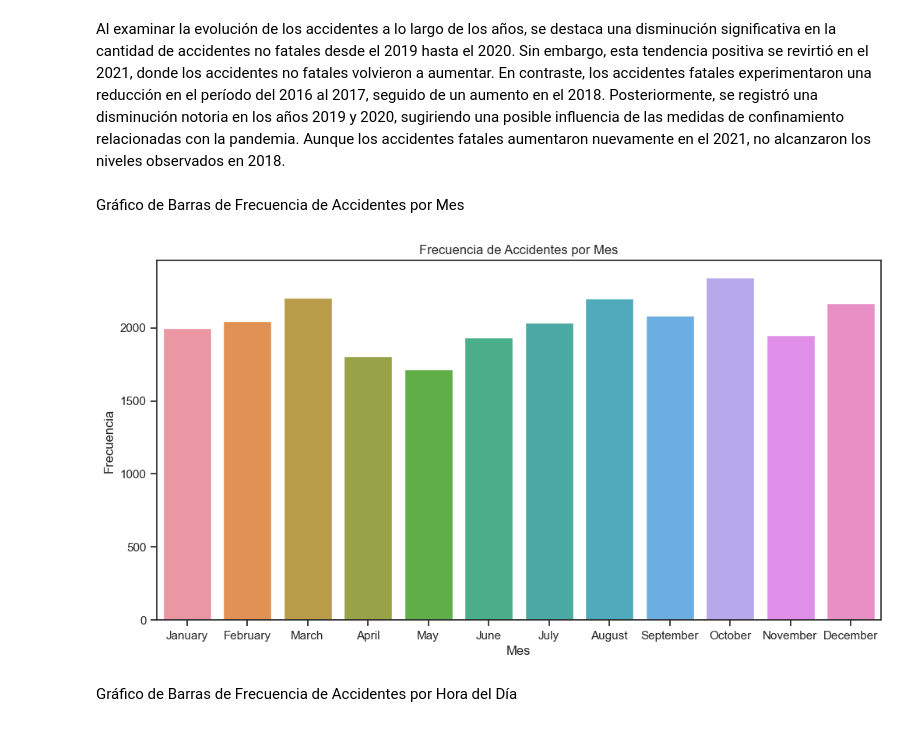
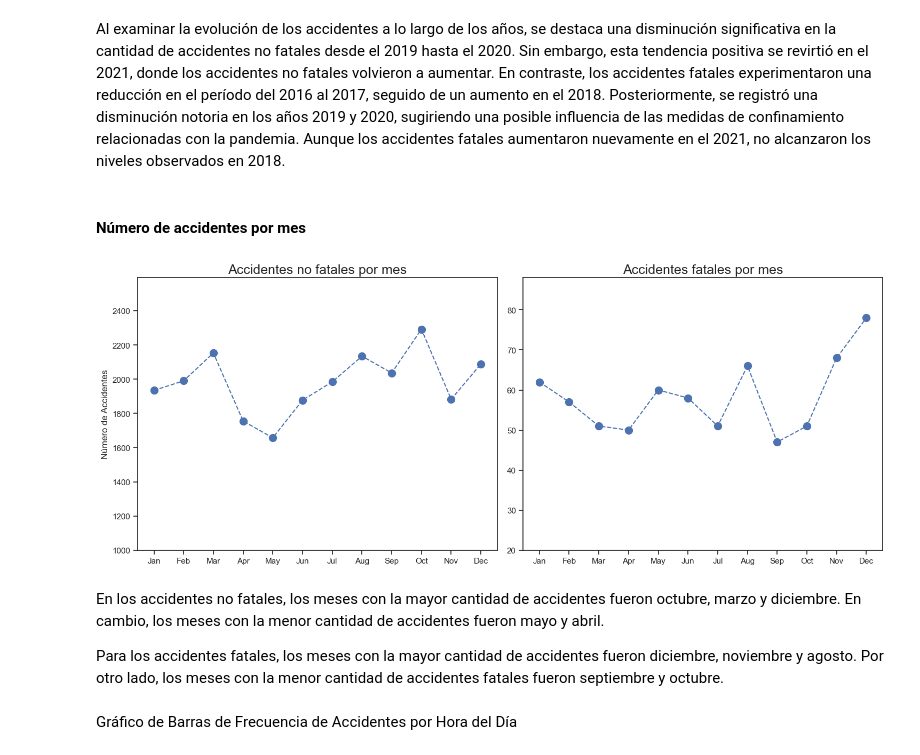
Before and after one commit to KGSanchezM/Siniestros-Viales, a Jupyter notebook: Notebooks/EDA.ipynb, the cells around one changed output. Cells and saved outputs as stored; diff of their text form; code cells hidden in the pictures.

```diff
--- a/Notebooks/EDA.ipynb
+++ b/Notebooks/EDA.ipynb
@@ -618,19 +620,44 @@ plt.show()
 # %% [markdown]
 Al examinar la evolución de los accidentes a lo largo de los años, se destaca una disminución significativa en la cantidad de accidentes no fatales desde el 2019 hasta el 2020. Sin embargo, esta tendencia positiva se revirtió en el 2021, donde los accidentes no fatales volvieron a aumentar. En contraste, los accidentes fatales experimentaron una reducción en el período del 2016 al 2017, seguido de un aumento en el 2018. Posteriormente, se registró una disminución notoria en los años 2019 y 2020, sugiriendo una posible influencia de las medidas de confinamiento relacionadas con la pandemia. Aunque los accidentes fatales aumentaron nuevamente en el 2021, no alcanzaron los niveles observados en 2018.
-# %% [markdown]
-Gráfico de Barras de Frecuencia de Accidentes por Mes
-# %%
-# Extraer el mes de la columna 'fecha' en el dataframe 'hechos'
-hechos['mes'] = pd.to_datetime(hechos['fecha']).dt.month_name()
-
-# Crear gráfico de barras de frecuencia por mes
-plt.figure(figsize=(12, 6))
-sns.countplot(x='mes', data=hechos, order=['January', 'February', 'March', 'April', 'May', 'June', 'July', 'August', 'September', 'October', 'November', 'December'])
-plt.title('Frecuencia de Accidentes por Mes')
-plt.xlabel('Mes')
-plt.ylabel('Frecuencia')
-plt.show()
-# %% [output]
-[figure, removed]
+# %% [markdown]
+#### Número de accidentes por mes
+# %%
+# Convierte la columna 'fecha' a tipo datetime
+hechos['fecha'] = pd.to_datetime(hechos['fecha'])
+
+# Crea dos DataFrames separados para gravedad != 'fatal' y gravedad == 'fatal'
+hechos_no_fatal = hechos[hechos['gravedad'] != 'fatal']
+hechos_fatal = hechos[hechos['gravedad'] == 'fatal']
+
+# Cuenta el número de accidentes por mes para ambos DataFrames
+accidentes_por_mes_no_fatal = hechos_no_fatal.groupby(hechos_no_fatal['fecha'].dt.month)['id_hecho'].count()
+accidentes_por_mes_fatal = hechos_fatal.groupby(hechos_fatal['fecha'].dt.month)['id_hecho'].count()
+
+# Nombres de los meses
+nombres_meses = [calendar.month_abbr[i] for i in range(1, 13)]
+
+# Crea subplots con gráficos de líneas uno al lado del otro
+fig, axs = plt.subplots(1, 2, figsize=(15, 6))
+
+# Gráfico de líneas para gravedad != 'fatal'
+axs[0].plot(nombres_meses, accidentes_por_mes_no_fatal.values, marker='o', linestyle='--',markersize=10)
+axs[0].set_title('Accidentes no fatales por mes', fontsize=18)
+axs[0].set_ylabel('Número de Accidentes')
+axs[0].set_ylim(1000, accidentes_por_mes_no_fatal.max()+300)  # Establece la escala desde 0 hasta el máximo valor
+
+# Gráfico de líneas para gravedad == 'fatal'
+axs[1].plot(nombres_meses, accidentes_por_mes_fatal.values, marker='o', linestyle='--',markersize=10)
+axs[1].set_title('Accidentes fatales por mes', fontsize=18)
+axs[1].set_xlabel('')
+axs[1].set_ylim(20, accidentes_por_mes_fatal.max()+10)  # Establece la escala desde 0 hasta el máximo valor
+
+plt.tight_layout()
+plt.show()
+# %% [output]
+[figure, added]
+# %% [markdown]
+En los accidentes no fatales, los meses con la mayor cantidad de accidentes fueron octubre, marzo y diciembre. En cambio, los meses con la menor cantidad de accidentes fueron mayo y abril.
+
+Para los accidentes fatales, los meses con la mayor cantidad de accidentes fueron diciembre, noviembre y agosto. Por otro lado, los meses con la menor cantidad de accidentes fatales fueron septiembre y octubre.
 # %% [markdown]
 Gráfico de Barras de Frecuencia de Accidentes por Hora del Día
```
Also changed, not shown: parts of 10 cells of this notebook, 7 other files.
